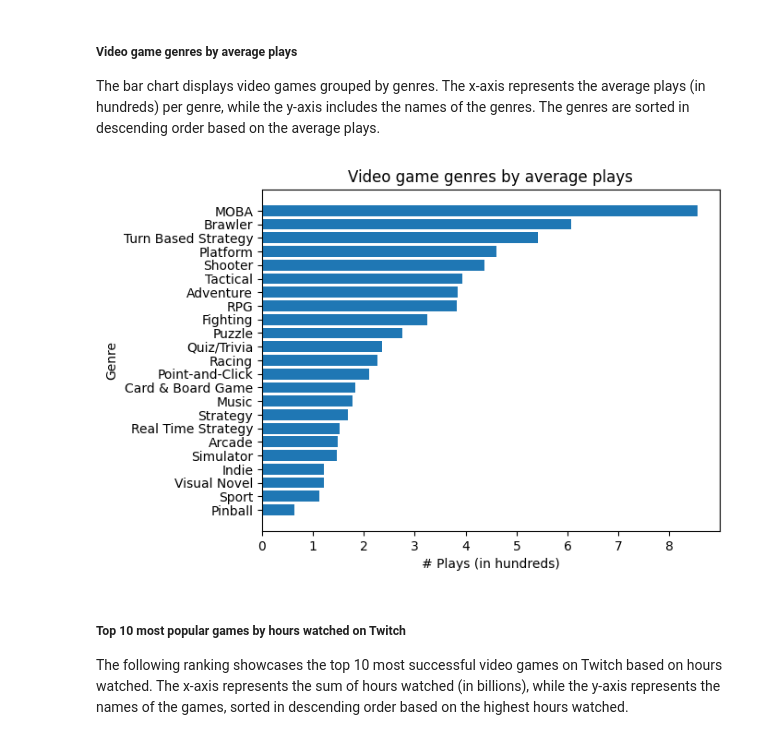
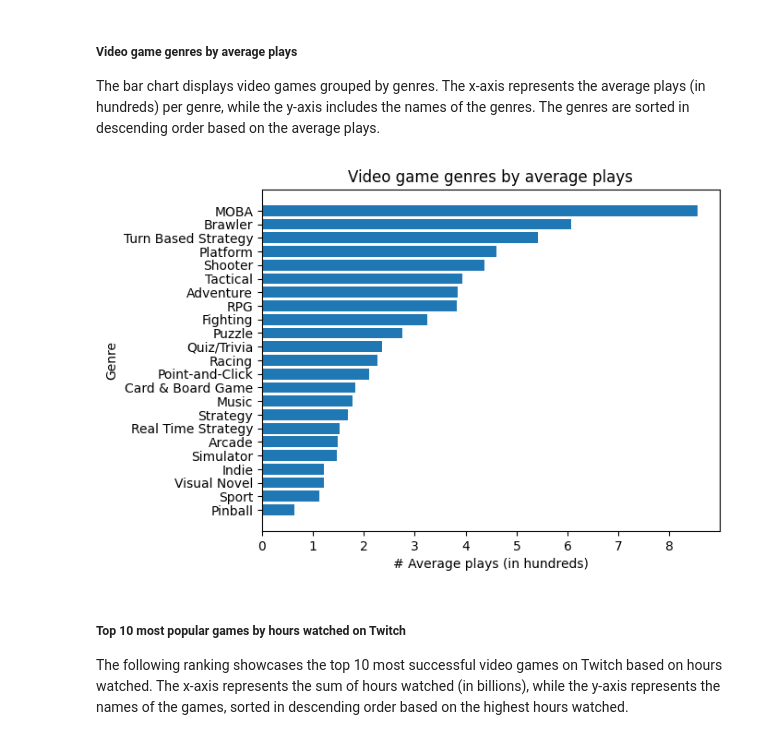
Before and after one commit to KevGame/made-template, a Jupyter notebook: project/report.ipynb, the cells around one changed output. Saved outputs shown, nothing was run; the diff lists cells and outputs as text; code cells hidden in the pictures.

Commit message:
Average added (final)

```diff
--- a/project/report.ipynb
+++ b/project/report.ipynb
@@ -220,30 +220,30 @@ The bar chart displays video games grouped by genres. The x-axis represents the
 # %%
 # Get columns
 df_plot3 = df_pvg[['Genres', 'Plays']]
 # Drop rows with NaN
 df_plot3 = df_plot3.dropna()
 # Convert values to list for usage with explode
 df_plot3['Genres'] = df_plot3['Genres'].apply(lambda x: x.split(', '))
 # Split values in single rows
 df_plot3 = df_plot3.explode('Genres')
 
 # Group genres, sum plays and sort them
 df_plot3 = df_plot3.groupby('Genres').mean()
 df_plot3 = df_plot3.sort_values('Plays', ascending=False)
 
 # Convert plays in smaller values for better plot
 df_plot3['Plays'] = df_plot3['Plays'] / 100
 
 # Build plot
 plt.title("Video game genres by average plays")
-plt.xlabel('# Plays (in hundreds)')
+plt.xlabel('# Average plays (in hundreds)')
 plt.ylabel('Genre')
 plt.barh(df_plot3.index[::-1], df_plot3['Plays'][::-1])
 
 # Show plot
 plt.show()
 # %% [output]
-[figure, old version]
+[figure, new version]
 # %% [markdown]
 ##### Top 10 most popular games by hours watched on Twitch
 
```
Also changed, not shown: parts of 1 cell of this notebook.
